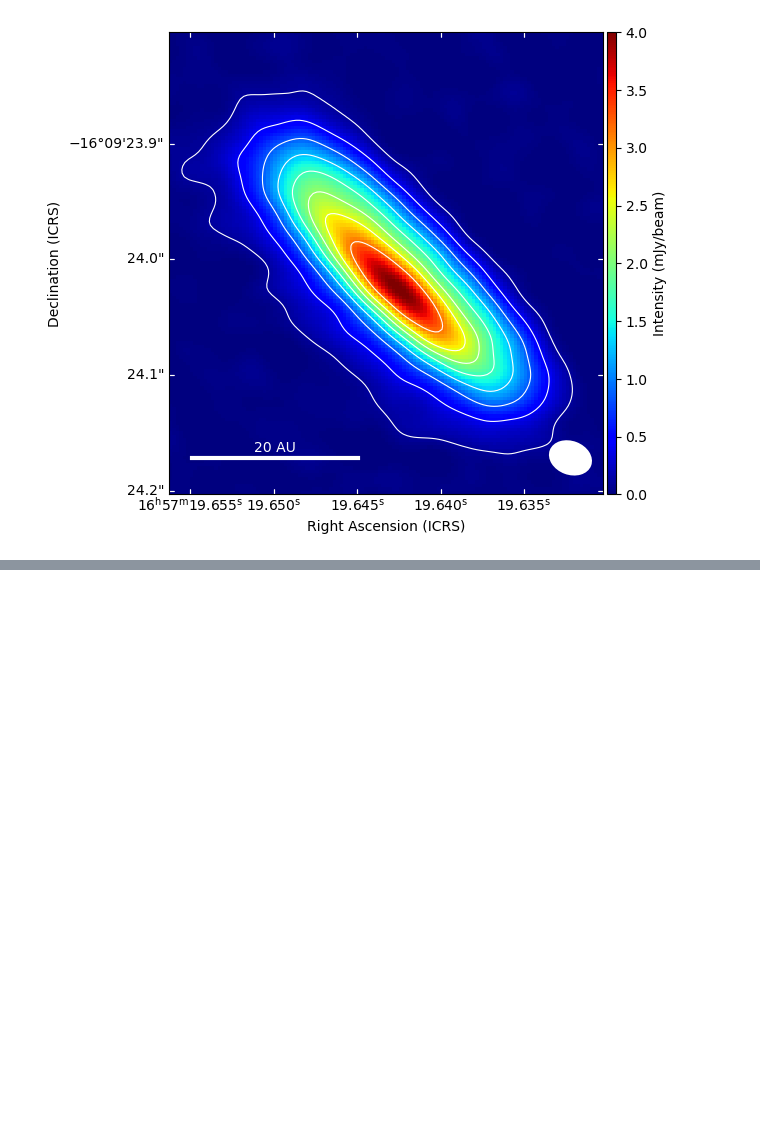
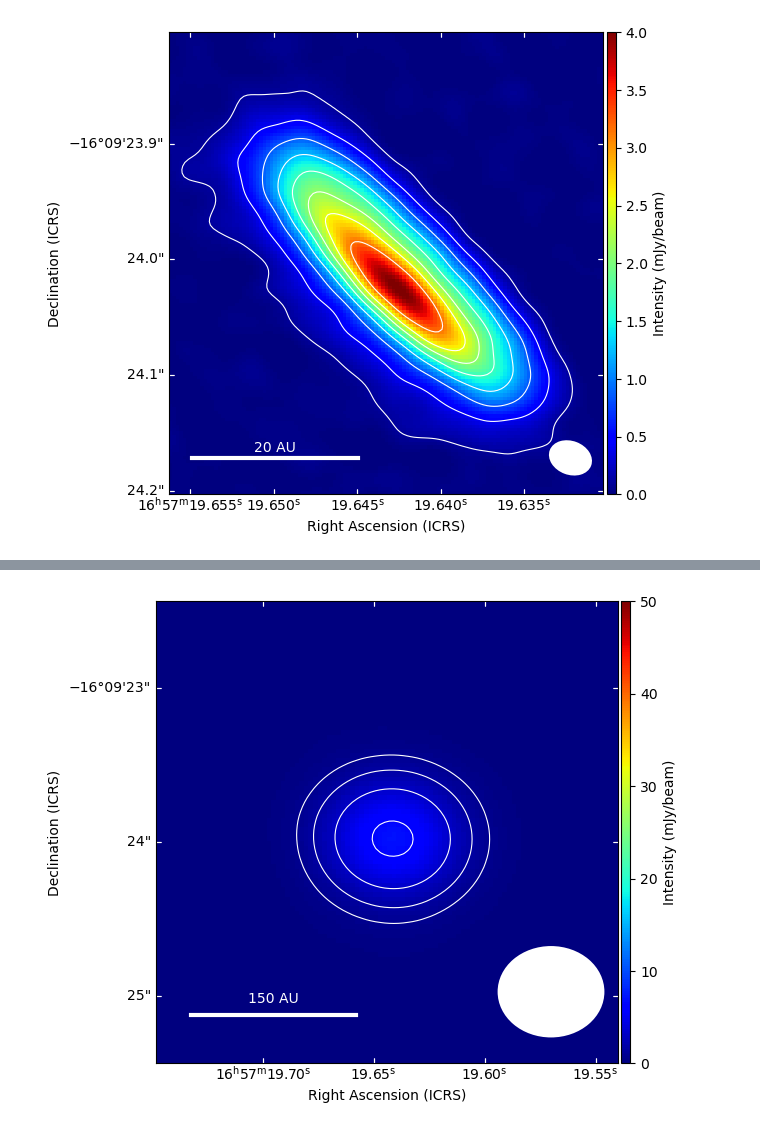
Before and after one commit to hyp0515/Disk_Model_line_rt, a Jupyter notebook: CB68/CB68_conti.ipynb, the cells around one changed output, grey strips where cells are left out. Drawn from its saved outputs; the diff is of its cells as text; code cells hidden in the pictures; blank space fills up the shorter version.

```diff
--- a/CB68/CB68_conti.ipynb
+++ b/CB68/CB68_conti.ipynb
@@ -89 +295,3 @@ plt.savefig('CB68_conti.png')
 plt.close('all')
+# %%
+cb68_faust = "/Users/hyp0515/project_data/cb68_faust/cb68_setup3_all.rob2.I.image.tt0.pbcor.smooth.dropdeg.fits"
@@ -89,0 +335,20 @@ plt.close('all')
+# %%
+hdul = fits.open(cb68_faust)
+data = hdul[0].data
+header = hdul[0].header
+with warnings.catch_warnings():
+    warnings.simplefilter('ignore')
+    wcs = WCS(header=header)
+hdul.close()
+# %%
+rms_noise = 40e-6
+distance_pc = 140  # Distance in parsecs
+
+beam_major = header['BMAJ']
+beam_minor = header['BMIN']
+beam_pa = header['BPA']
+signx = int(-np.sign(header['CDELT1'])) # x propto minus RA
+signy = int(np.sign(header['CDELT2']))
+au_per_pix = abs(header['CDELT1'])/180*np.pi*distance_pc*pc/au
+beam_major_pixels = (header['BMAJ']/180*np.pi)*distance_pc*pc/au / au_per_pix
+beam_minor_pixels = (header['BMIN']/180*np.pi)*distance_pc*pc/au / au_per_pix
@@ -89,0 +382,24 @@ plt.close('all')
+# %%
+fig = plt.figure(figsize=(8, 6))
+ax = plt.subplot(projection=cropped_wcs)
+
+im = ax.imshow(cropped_data*1e3, cmap='jet', origin='lower', vmin=0.00, vmax=50)
+colorbar = fig.colorbar(im, ax=ax, pad=0.005, aspect=50)
+colorbar.set_label('Intensity (mJy/beam)')
+
+sigma_levels = [20, 40, 80, 160, 320, 640]
+contour_levels = [level * rms_noise for level in sigma_levels]
+contours = ax.contour(cropped_data, levels=contour_levels, colors='w', linewidths=0.8)
+
+beam = Ellipse((85, 15), width=beam_minor_pixels, height=beam_major_pixels,
+               angle=beam_pa, edgecolor='w', facecolor='w', lw=1.5, fill=True)
+ax.add_patch(beam)
+
+plt.plot([25-75/au_per_pix, 25+75/au_per_pix],[10, 10], "w", lw=3)
+plt.text(25, 15, '150 AU', color='w', ha='center', va='top')
+ax.set_xlabel('Right Ascension (ICRS)')
+ax.set_ylabel('Declination (ICRS)')
+plt.tick_params(direction='in', color='w')
+plt.savefig('CB68_conti_faust.pdf', transparent=True)
+# %% [output]
+[figure, added]
```
Also changed, not shown: parts of 19 cells of this notebook, 20 other files.
